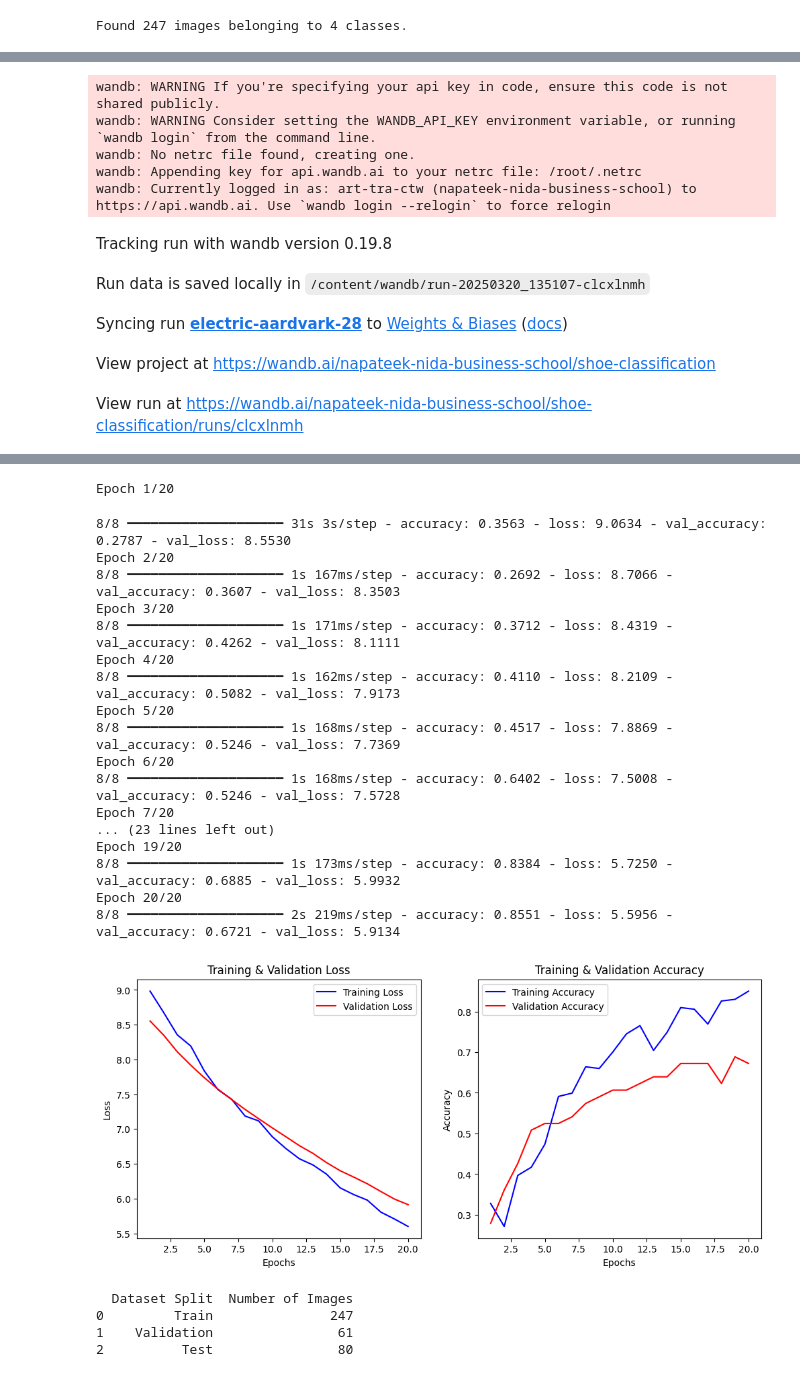
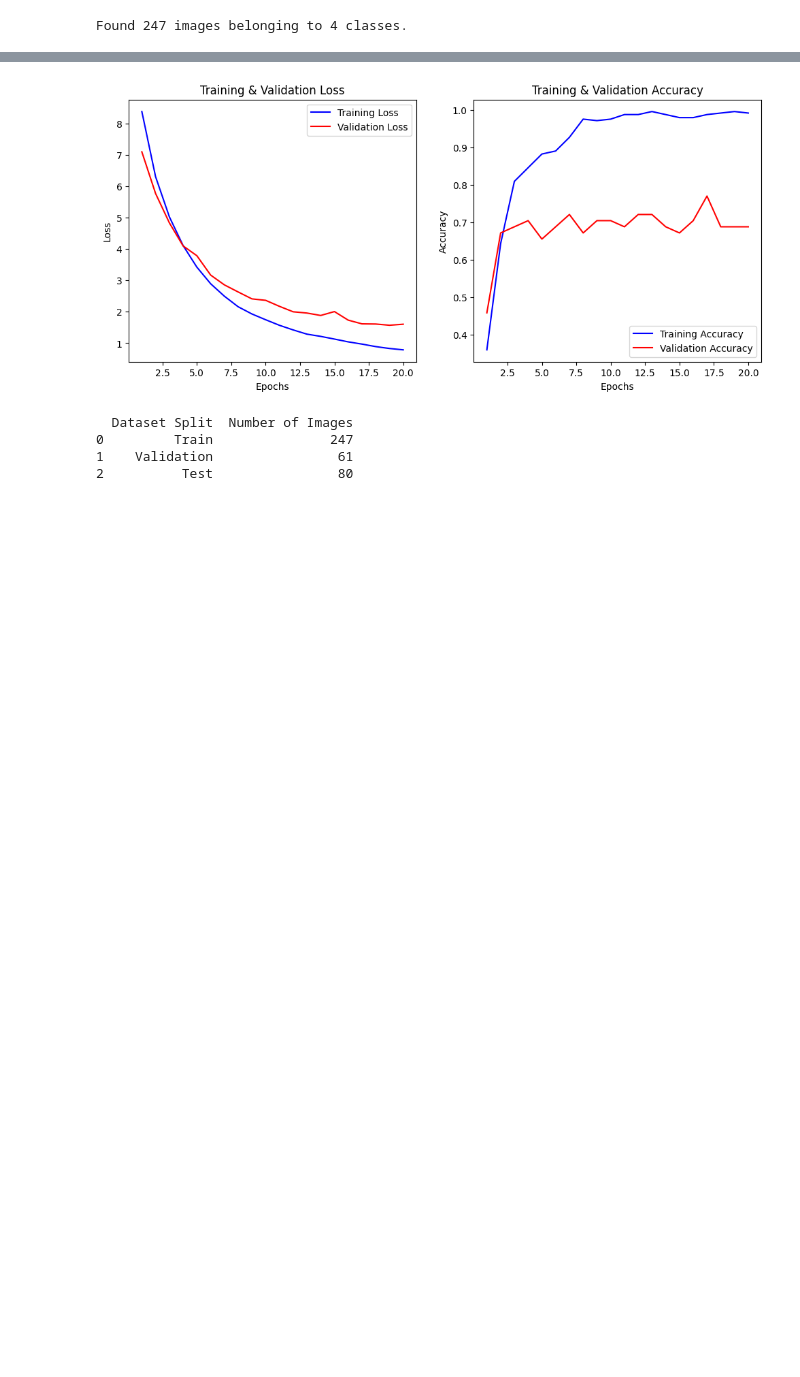
Before and after one commit to Artty02/Assignment, a Jupyter notebook: Deep_Learning2.ipynb, the cells around one changed output, grey strips where cells are left out. Drawn from its saved outputs; the diff is of its cells as text; code cells hidden in the pictures; blank space fills up the shorter version.

```diff
--- a/Deep_Learning2.ipynb
+++ b/Deep_Learning2.ipynb
@@ -459,7 +462,7 @@ def create_model(base_model_name, num_classes=4):
     # เพิ่ม Fully Connected Layer ใหม่ พร้อม L2 Regularization
     x = GlobalAveragePooling2D()(base_model.output)
     x = Dense(512, activation="relu", kernel_regularizer=l2(0.01))(x)  # L2 Regularization
-    x = Dropout(0.6)(x)  # Dropout ช่วยลด Overfitting
+    x = Dropout(0.30000000000000004)(x)  # Dropout ช่วยลด Overfitting
     output = Dense(num_classes, activation="softmax")(x)
 
     # รวม Backbone + Fully Connected Layers
@@ -467,6 +470,6 @@ def create_model(base_model_name, num_classes=4):
     return model
 
 # ทดสอบสร้างโมเดล
-model = create_model("MobileNetV2")
+model = create_model("EfficientNetB0")
 model.summary()  # ตรวจสอบโครงสร้าง
 # %% [output]
@@ -494,6 +497,6 @@ Model: "functional_1"
 # %%
 # กำหนด Optimizer, Loss Function และ Metrics
-optimizer = tf.keras.optimizers.Adam(learning_rate=0.0001)  # 🔧 Learning Rate เล็กเพื่อให้เรียนรู้ดีขึ้น
+optimizer = tf.keras.optimizers.Adam(learning_rate=0.001)  # 🔧 Learning Rate เล็กเพื่อให้เรียนรู้ดีขึ้น
 loss_fn = tf.keras.losses.CategoricalCrossentropy()
 metrics = ["accuracy"]
 
@@ -506,7 +509,7 @@ from wandb.integration.keras import WandbMetricsLogger, WandbModelCheckpoint
 
 # ✅ เริ่ม WandB ด้วยชื่อ entity ที่ถูกต้อง
 wandb.init(project="Shoe-Classification", entity="napateek-nida-business-school", config={
-    "learning_rate": 0.0001,
+    "learning_rate": 0.001,
     "epochs": 30,
     "batch_size": 32
 })
@@ -569,10 +586,0 @@ wandb: Using wandb-core as the SDK backend.  Please refer to https://wandb.me/wa
-wandb: WARNING If you're specifying your api key in code, ensure this code is not shared publicly.
-wandb: WARNING Consider setting the WANDB_API_KEY environment variable, or running `wandb login` from the command line.
-wandb: No netrc file found, creating one.
-wandb: Appending key for api.wandb.ai to your netrc file: /root/.netrc
-wandb: Currently logged in as: art-tra-ctw (napateek-nida-business-school) to https://api.wandb.ai. Use `wandb login --relogin` to force relogin
-Tracking run with wandb version 0.19.8
-Run data is saved locally in /content/wandb/run-20250320_135107-clcxlnmh
-Syncing run electric-aardvark-28 to Weights & Biases (docs)
-View project at https://wandb.ai/napateek-nida-business-school/shoe-classification
-View run at https://wandb.ai/napateek-nida-business-school/shoe-classification/runs/clcxlnmh
@@ -580,22 +587,4 @@ wandb: WARNING When using `save_best_only`, ensure that the `filepath` argument
-Epoch 1/20
-8/8 ━━━━━━━━━━━━━━━━━━━━ 31s 3s/step - accuracy: 0.3563 - loss: 9.0634 - val_accuracy: 0.2787 - val_loss: 8.5530
-Epoch 2/20
-8/8 ━━━━━━━━━━━━━━━━━━━━ 1s 167ms/step - accuracy: 0.2692 - loss: 8.7066 - val_accuracy: 0.3607 - val_loss: 8.3503
-Epoch 3/20
-8/8 ━━━━━━━━━━━━━━━━━━━━ 1s 171ms/step - accuracy: 0.3712 - loss: 8.4319 - val_accuracy: 0.4262 - val_loss: 8.1111
-Epoch 4/20
-8/8 ━━━━━━━━━━━━━━━━━━━━ 1s 162ms/step - accuracy: 0.4110 - loss: 8.2109 - val_accuracy: 0.5082 - val_loss: 7.9173
-Epoch 5/20
-8/8 ━━━━━━━━━━━━━━━━━━━━ 1s 168ms/step - accuracy: 0.4517 - loss: 7.8869 - val_accuracy: 0.5246 - val_loss: 7.7369
-Epoch 6/20
-8/8 ━━━━━━━━━━━━━━━━━━━━ 1s 168ms/step - accuracy: 0.6402 - loss: 7.5008 - val_accuracy: 0.5246 - val_loss: 7.5728
-Epoch 7/20
-... (23 lines left out)
-Epoch 19/20
-8/8 ━━━━━━━━━━━━━━━━━━━━ 1s 173ms/step - accuracy: 0.8384 - loss: 5.7250 - val_accuracy: 0.6885 - val_loss: 5.9932
-Epoch 20/20
-8/8 ━━━━━━━━━━━━━━━━━━━━ 2s 219ms/step - accuracy: 0.8551 - loss: 5.5956 - val_accuracy: 0.6721 - val_loss: 5.9134
-[figure, old version]
+[figure, new version]
 # %%
 import pandas as pd
 
```
Also changed, not shown: parts of 13 cells of this notebook.
